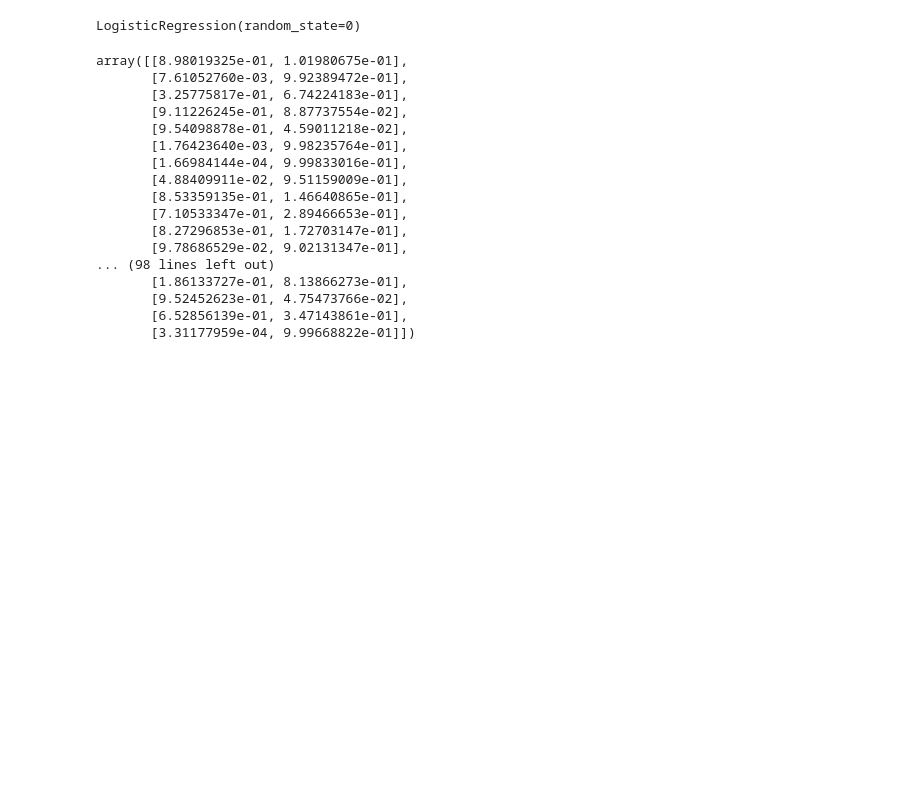
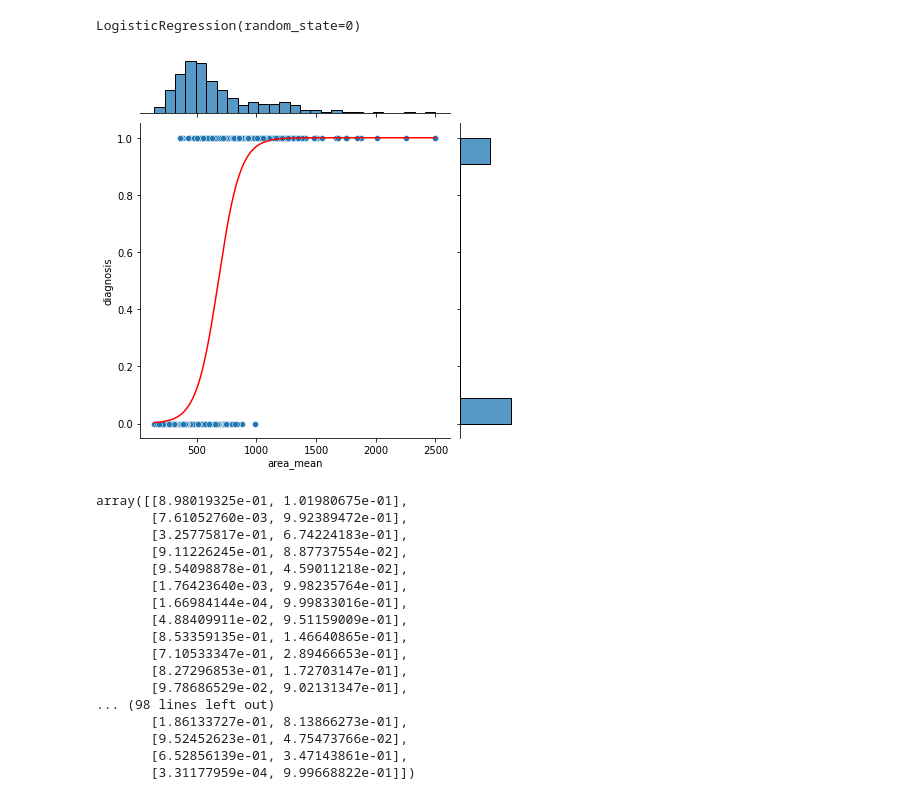
Before and after one commit to The-Knowledge-House/DS_22, a Jupyter notebook: phase_3/week_5/4_17/sprint4_notes.ipynb, the cells around one changed output. Drawn from its saved outputs; the diff is of its cells as text; code cells hidden in the pictures; blank space fills up the shorter version.

```diff
--- a/phase_3/week_5/4_17/sprint4_notes.ipynb
+++ b/phase_3/week_5/4_17/sprint4_notes.ipynb
@@ -148,6 +148,15 @@ clf = LogisticRegression(random_state=0)
 clf.fit(X_train, y_train)
 # %% [output]
 LogisticRegression(random_state=0)
+# %%
+probs = clf.predict_proba(X)
+pos_probs = [second for _, second in probs]
+
+sns.jointplot(data=cancer, x="area_mean", y="diagnosis")
+sns.lineplot(x=cancer["area_mean"], y=pos_probs, c="red")
+plt.show()
+# %% [output]
+[figure, added]
 # %%
 # this creates an array showing the probability of each class of outcome (index 0 = class 0; index 1 = class 1)
 clf.predict_proba(X_test)
```
Also changed, not shown: 2 other files.
